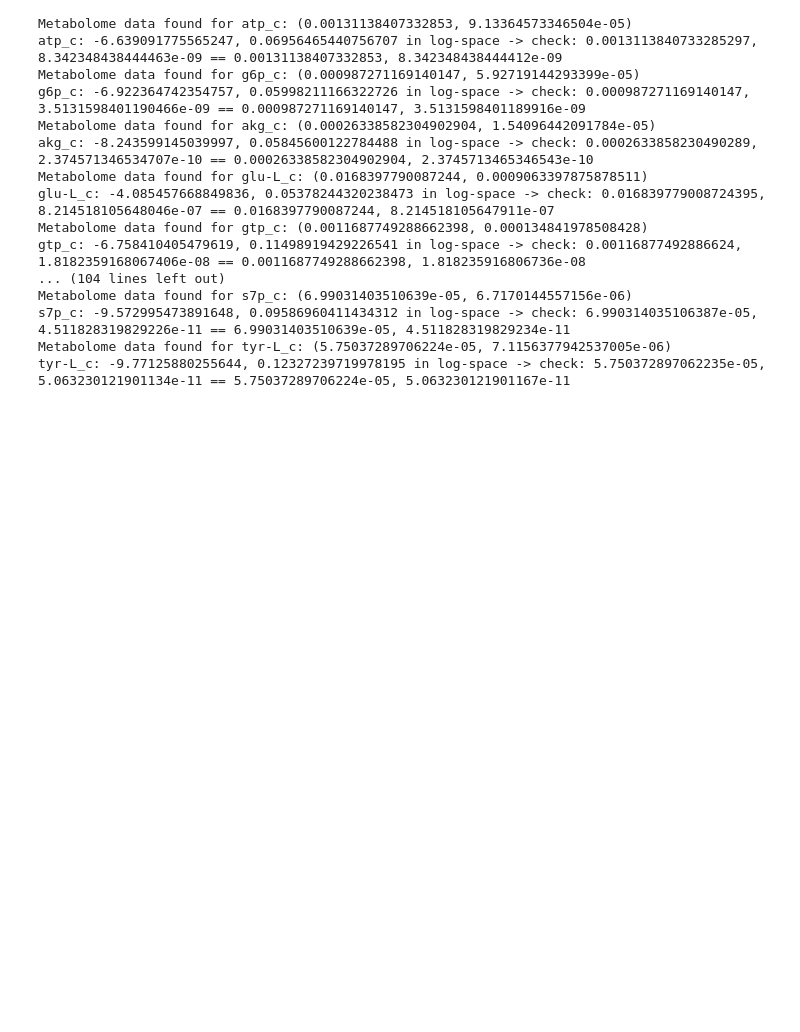
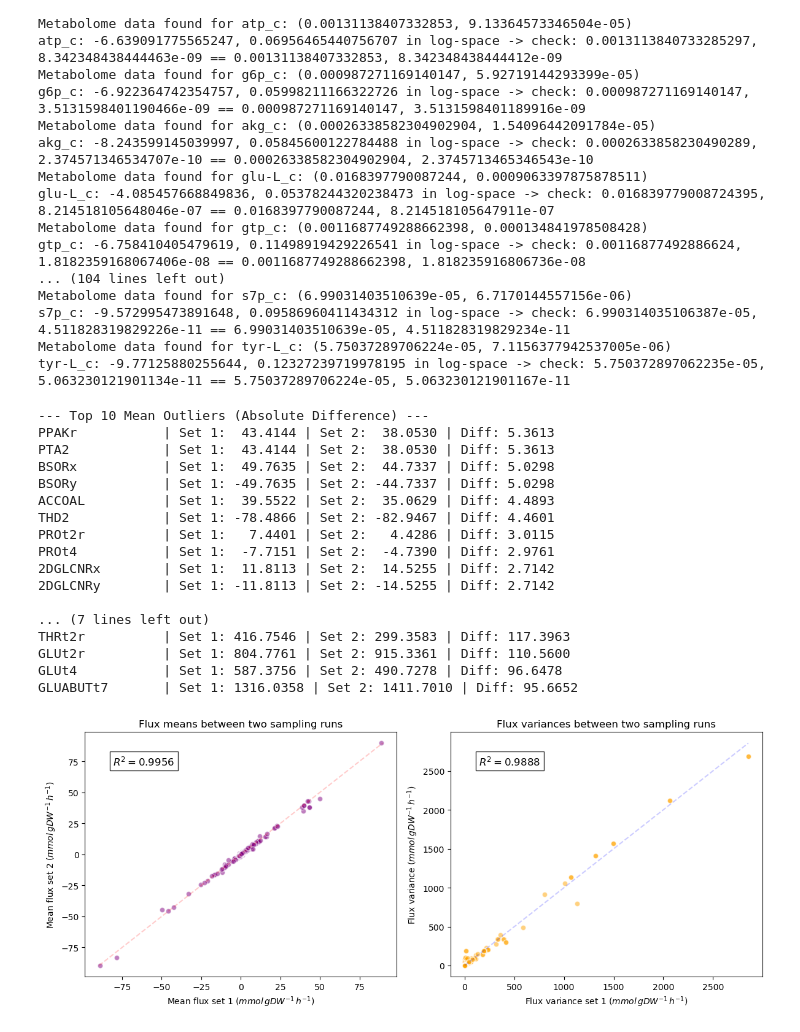
Before and after one commit to lasillje/MSC-Thermo, a Jupyter notebook: ecoli_tfs/tfs_ecoli.ipynb, the cells around one changed output. Cells and saved outputs as stored; diff of their text form; code cells hidden in the pictures; blank space fills up the shorter version.

```diff
--- a/ecoli_tfs/tfs_ecoli.ipynb
+++ b/ecoli_tfs/tfs_ecoli.ipynb
@@ -1391,3 +1713,6 @@ generate_reduction_plots_fca(tmodel, tmodel_ace, rep_rxns, rep_rxns_ace, [], [])
 # Load TFS sampled fluxes
 df_glc_fluxes = pd.read_feather("tfs_fluxes/WT_Glc_FCA/fluxes_Glc_FCA_100_20000.feather")
 df_ace_fluxes = pd.read_feather("tfs_fluxes/WT_Ace_FCA/fluxes_Ace_FCA_100_20000.feather")
+
+df_glc_fluxes_1 = pd.read_feather("tfs_fluxes/WT_Glc_FCA/fluxes_Glc_FCA_100_20000_1.feather")
+df_ace_fluxes_1 = pd.read_feather("tfs_fluxes/WT_Ace_FCA/fluxes_Ace_FCA_100_20000_1.feather")
@@ -1393,0 +1784,21 @@ df_ace_fluxes = pd.read_feather("tfs_fluxes/WT_Ace_FCA/fluxes_Ace_FCA_100_20000.
+# %%
+plot_variance_fluxes(df_glc_fluxes, df_glc_fluxes_1, top_x=10, col='purple')
+# %% [output]
+--- Top 10 Mean Outliers (Absolute Difference) ---
+PPAKr           | Set 1:  43.4144 | Set 2:  38.0530 | Diff: 5.3613
+PTA2            | Set 1:  43.4144 | Set 2:  38.0530 | Diff: 5.3613
+BSORx           | Set 1:  49.7635 | Set 2:  44.7337 | Diff: 5.0298
+BSORy           | Set 1: -49.7635 | Set 2: -44.7337 | Diff: 5.0298
+ACCOAL          | Set 1:  39.5522 | Set 2:  35.0629 | Diff: 4.4893
+THD2            | Set 1: -78.4866 | Set 2: -82.9467 | Diff: 4.4601
+PROt2r          | Set 1:   7.4401 | Set 2:   4.4286 | Diff: 3.0115
+PROt4           | Set 1:  -7.7151 | Set 2:  -4.7390 | Diff: 2.9761
+2DGLCNRx        | Set 1:  11.8113 | Set 2:  14.5255 | Diff: 2.7142
+2DGLCNRy        | Set 1: -11.8113 | Set 2: -14.5255 | Diff: 2.7142
+
+... (7 lines left out)
+THRt2r          | Set 1: 416.7546 | Set 2: 299.3583 | Diff: 117.3963
+GLUt2r          | Set 1: 804.7761 | Set 2: 915.3361 | Diff: 110.5600
+GLUt4           | Set 1: 587.3756 | Set 2: 490.7278 | Diff: 96.6478
+GLUABUTt7       | Set 1: 1316.0358 | Set 2: 1411.7010 | Diff: 95.6652
+[figure, added]
```
Also changed, not shown: parts of 24 cells of this notebook, 31 other files.
